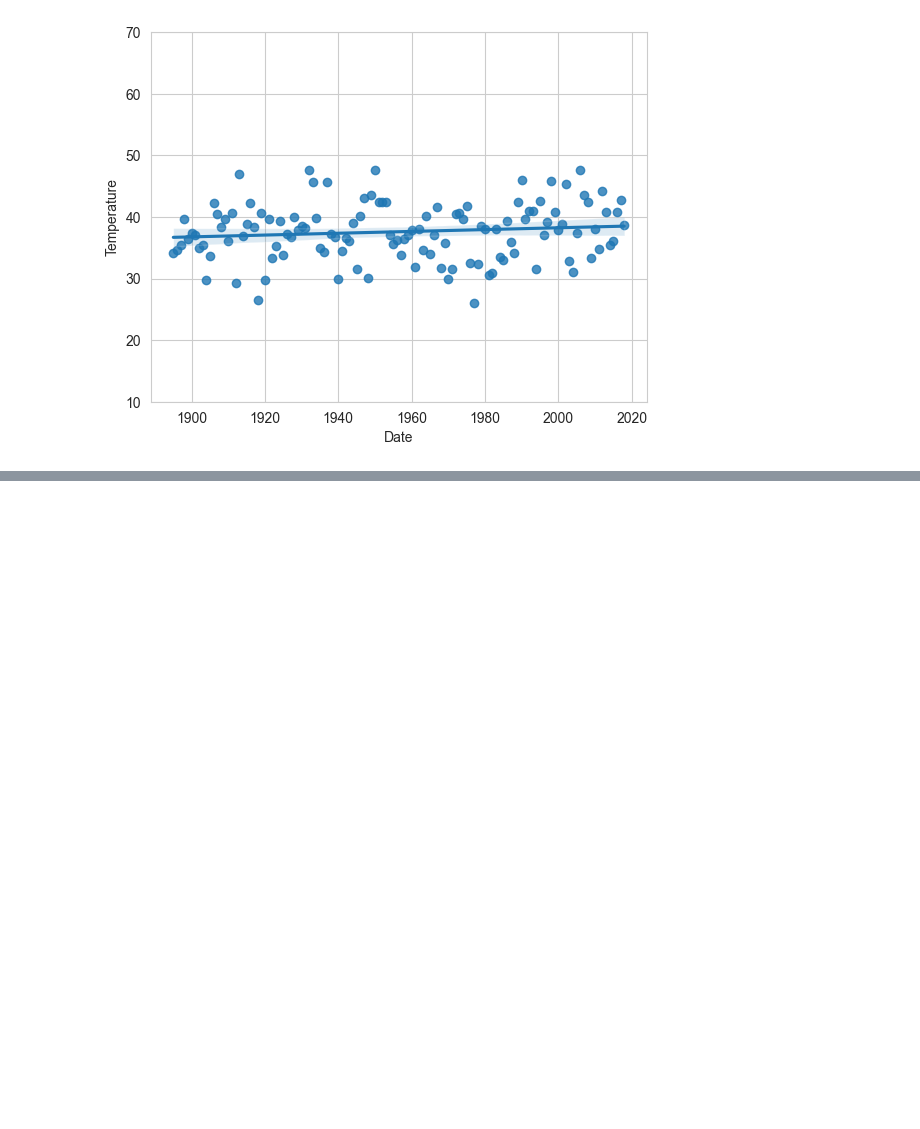
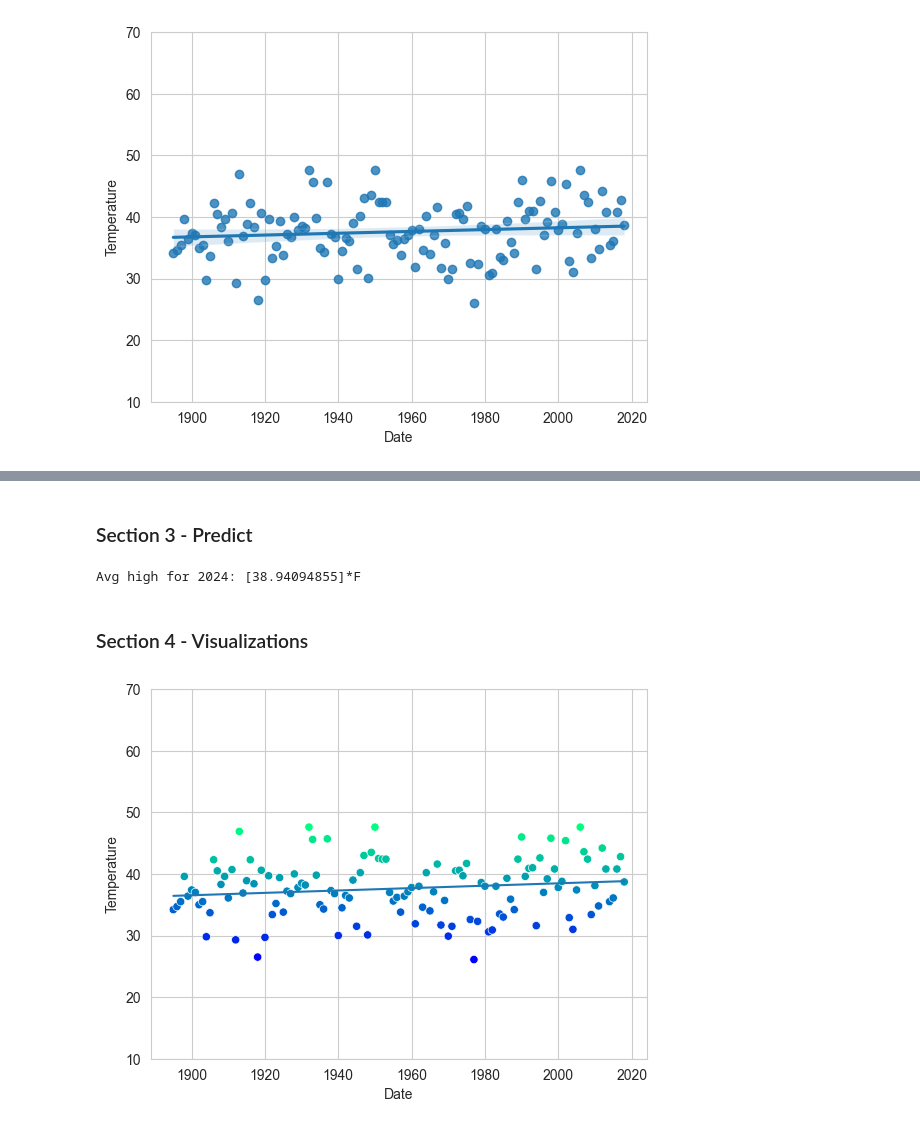
Before and after one commit to crsellinger/datafun-07-ml, a Jupyter notebook: cselling_ml.ipynb, the cells around one changed output, grey strips where cells are left out. Drawn from its saved outputs; the diff is of its cells as text; code cells hidden in the pictures; blank space fills up the shorter version.

```diff
--- a/cselling_ml.ipynb
+++ b/cselling_ml.ipynb
@@ -118,0 +125,3 @@ axes.set_ylim(10, 70)
+# %%
+X_train, X_test, Y_train, Y_test = train_test_split(nyc_df.Date.values.reshape(-1,1), nyc_df.Temperature.values, random_state=11)
+X_train.shape
@@ -118,0 +134,4 @@ axes.set_ylim(10, 70)
+# %%
+# Training the model
+linear_regression = LinearRegression()
+linear_regression.fit(X=X_train,y=Y_train)
@@ -118,0 +162,22 @@ axes.set_ylim(10, 70)
+# %% [markdown]
+### Section 3 - Predict
+# %%
+predict = (lambda x: linear_regression.coef_ * x + linear_regression.intercept_)
+
+# Predicting the temperature for year 2024
+print(f"Avg high for 2024: {predict(2024)}*F")
+# %% [output]
+Avg high for 2024: [38.94094855]*F
+# %% [markdown]
+### Section 4 - Visualizations
+# %%
+# Scatter plot
+axes = sns.scatterplot(data=nyc_df, x='Date', y='Temperature', hue='Temperature', palette='winter', legend=False)
+axes.set_ylim(10, 70)
+
+# Trendline
+x = np.array([min(nyc_df.Date.values), max(nyc_df.Date.values)])
+y = predict(x)
+line = plt.plot(x, y)
+# %% [output]
+[figure, added]
```
Also changed, not shown: parts of 8 cells of this notebook.
